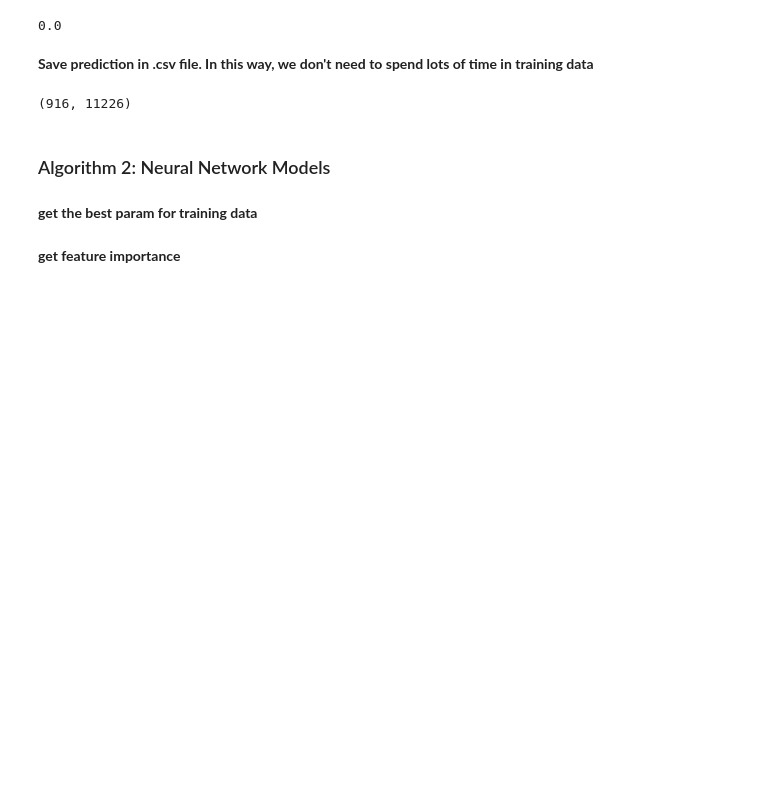
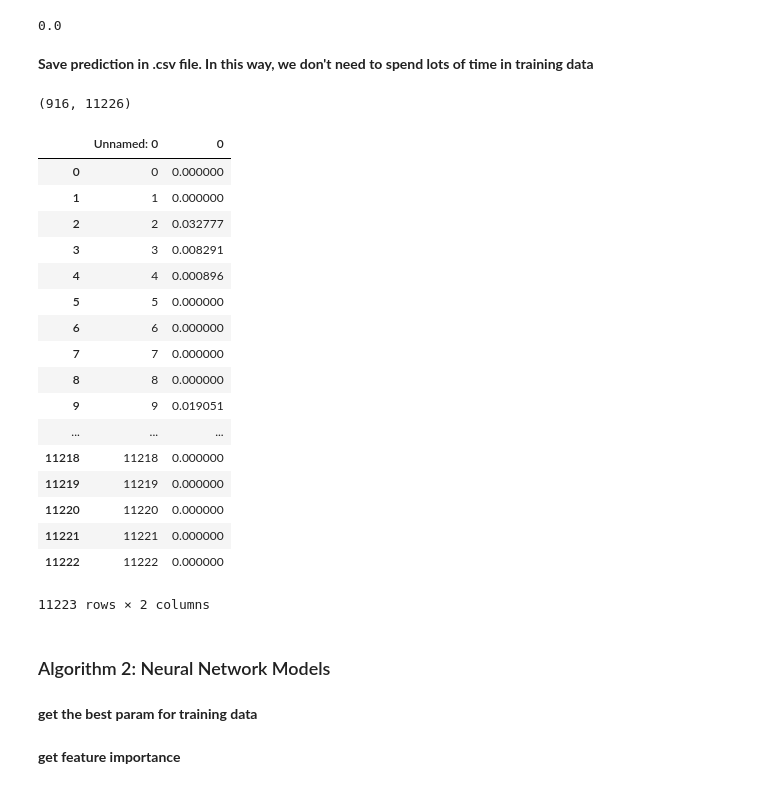
Before and after one commit to wenjuc/MCM_Opioid_Crisis, a Jupyter notebook: Part_Two_ML_Model.ipynb, the cells around one changed output. Cells and saved outputs as stored; diff of their text form; code cells hidden in the pictures; blank space fills up the shorter version.

```diff
--- a/Part_Two_ML_Model.ipynb
+++ b/Part_Two_ML_Model.ipynb
@@ -180,6 +180,29 @@ plt.ylabel('Value of Drug Reports')
 plt.title('Comparison of Predicted Drug Reports and Actual Drug Reports')
 plt.savefig('predicted_actual.png')
 # outcome_df['preds']
+# %%
+test_df = pd.read_csv("feature_importance_random_forest.csv")
+# %%
+test_df
+# %% [output]
+|  | Unnamed: 0 | 0 |
+| 0 | 0 | 0.000000 |
+| 1 | 1 | 0.000000 |
+| 2 | 2 | 0.032777 |
+| 3 | 3 | 0.008291 |
+| 4 | 4 | 0.000896 |
+| 5 | 5 | 0.000000 |
+| 6 | 6 | 0.000000 |
+| 7 | 7 | 0.000000 |
+| 8 | 8 | 0.000000 |
+| 9 | 9 | 0.019051 |
+| ... | ... | ... |
+| 11218 | 11218 | 0.000000 |
+| 11219 | 11219 | 0.000000 |
+| 11220 | 11220 | 0.000000 |
+| 11221 | 11221 | 0.000000 |
+| 11222 | 11222 | 0.000000 |
+11223 rows × 2 columns
 # %% [markdown]
 ### Algorithm 2: Neural Network Models
 # %%
```
Also changed, not shown: parts of 1 cell of this notebook, 1 other file.
